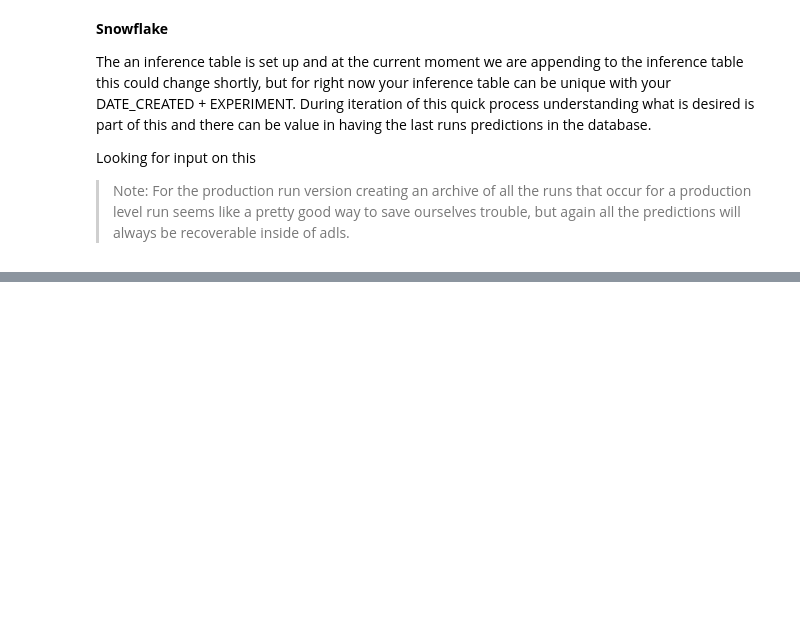
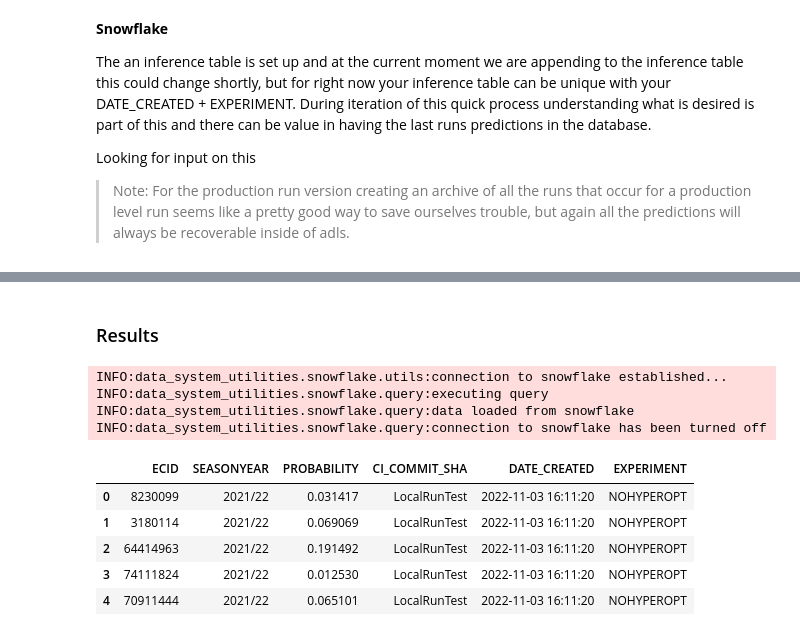
Before and after one commit to JeremyDemlow/LTBP, a Jupyter notebook: nbs/Calling_Library_CLI.ipynb, the cells around one changed output, grey strips where cells are left out. Saved outputs shown, nothing was run; the diff lists cells and outputs as text; code cells hidden in the pictures; blank space fills up the shorter version.

```diff
--- a/nbs/Calling_Library_CLI.ipynb
+++ b/nbs/Calling_Library_CLI.ipynb
@@ -955,0 +1047,22 @@ INFO:data_system_utilities.snowflake.query:connection to snowflake has been turn
+# %%
+#| skip
+sf.run_sql_str('''UPDATE MACHINELEARNINGOUTPUTS.LTBP.LTBP_MODEL_TRACKING_FY23
+SET PRODUCTION_MODEL = True
+WHERE COMMITID = 'LocalRunTest'
+AND EXPERIMENT_NAME = 'BASELINE'
+AND EXPERIMENT = 'True'
+AND CAST(TIMESTAMP as VARCHAR) = '2022-11-03 17:53:58'
+''')
+
+sf.run_sql_str('''UPDATE MACHINELEARNINGOUTPUTS.LTBP.LTBP_MODEL_TRACKING_FY23
+SET PRODUCTION_MODEL = True
+WHERE COMMITID = 'LocalRunTest'
+AND EXPERIMENT_NAME = 'NOHYPEROPT'
+AND EXPERIMENT = 'True'
+AND CAST(TIMESTAMP as VARCHAR) = '2022-11-03 17:54:17'
+''')
+
+sf.run_sql_str('''SELECT *
+FROM MACHINELEARNINGOUTPUTS.LTBP.LTBP_MODEL_TRACKING_FY23
+WHERE PRODUCTION_MODEL
+''')
@@ -955,0 +1085,14 @@ INFO:data_system_utilities.snowflake.query:connection to snowflake has been turn
+# %%
+#| skip
+sf.run_sql_str('''UPDATE MACHINELEARNINGOUTPUTS.LTBP.LTBP_MODEL_TRACKING_FY23
+SET PRODUCTION_MODEL = False, EVER_PRODUCTION = True
+WHERE COMMITID = 'LocalRunTest'
+AND EXPERIMENT_NAME = 'BASELINE'
+AND EXPERIMENT = 'True'
+AND CAST(TIMESTAMP as VARCHAR) = '2022-11-03 12:11:18' --Here to show what it might look like
+''')
+
+sf.run_sql_str('''SELECT *
+FROM MACHINELEARNINGOUTPUTS.LTBP.LTBP_MODEL_TRACKING_FY23
+WHERE EVER_PRODUCTION
+''')
@@ -955,0 +1176,20 @@ INFO:data_system_utilities.snowflake.query:connection to snowflake has been turn
+# %% [markdown]
+### Results
+# %%
+#| skip
+sf.run_sql_str('''SELECT *
+FROM MACHINELEARNINGOUTPUTS.LTBP.LTBP_PREDICTIONS_FY23
+ORDER BY DATE_CREATED DESC
+LIMIT 5
+''')
+# %% [output]
+INFO:data_system_utilities.snowflake.utils:connection to snowflake established...
+INFO:data_system_utilities.snowflake.query:executing query
+INFO:data_system_utilities.snowflake.query:data loaded from snowflake
+INFO:data_system_utilities.snowflake.query:connection to snowflake has been turned off
+|  | ECID | SEASONYEAR | PROBABILITY | CI_COMMIT_SHA | DATE_CREATED | EXPERIMENT |
+| 0 | 8230099 | 2021/22 | 0.031417 | LocalRunTest | 2022-11-03 16:11:20 | NOHYPEROPT |
+| 1 | 3180114 | 2021/22 | 0.069069 | LocalRunTest | 2022-11-03 16:11:20 | NOHYPEROPT |
+| 2 | 64414963 | 2021/22 | 0.191492 | LocalRunTest | 2022-11-03 16:11:20 | NOHYPEROPT |
+| 3 | 74111824 | 2021/22 | 0.012530 | LocalRunTest | 2022-11-03 16:11:20 | NOHYPEROPT |
+| 4 | 70911444 | 2021/22 | 0.065101 | LocalRunTest | 2022-11-03 16:11:20 | NOHYPEROPT |
```
Also changed, not shown: parts of 41 cells of this notebook, 16 other files.
